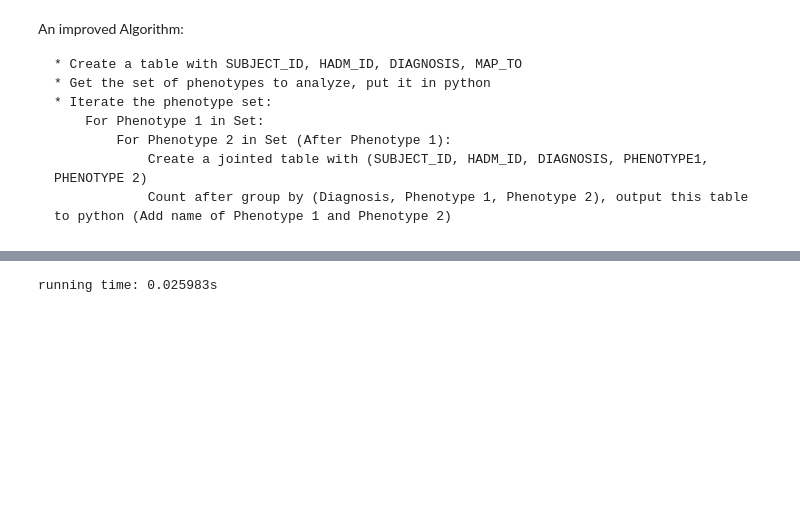
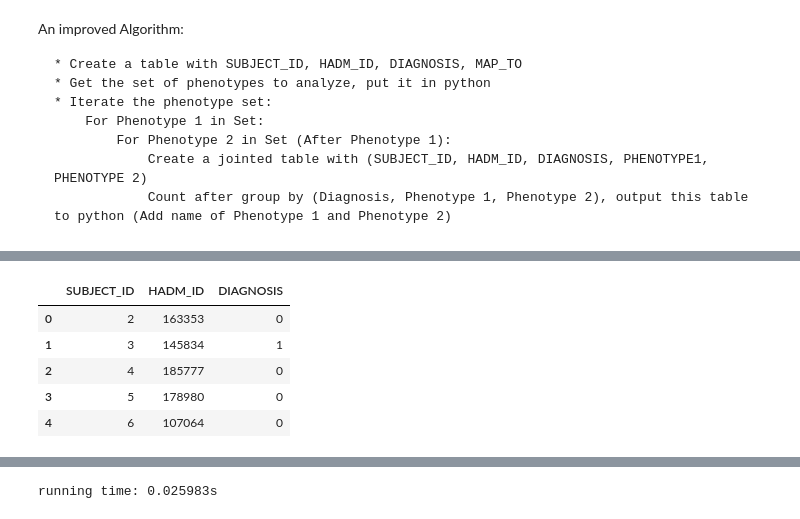
Before and after one commit to TheJacksonLaboratory/MIMIC_HPO, a Jupyter notebook: src/main/resources/mutual_info.ipynb, the cells around one changed output, grey strips where cells are left out. Drawn from its saved outputs; the diff is of its cells as text; code cells hidden in the pictures; blank space fills up the shorter version.

```diff
--- a/src/main/resources/mutual_info.ipynb
+++ b/src/main/resources/mutual_info.ipynb
@@ -800,0 +777,12 @@ InternalError: Unread result found
+# %%
+def phenolist():
+    """
+    After defining whether each patient*encounter has a certain phenotypes,
+    count how many patient*encounter for each phenotype. """
+# %% [output]
+|  | SUBJECT_ID | HADM_ID | DIAGNOSIS |
+| 0 | 2 | 163353 | 0 |
+| 1 | 3 | 145834 | 1 |
+| 2 | 4 | 185777 | 0 |
+| 3 | 5 | 178980 | 0 |
+| 4 | 6 | 107064 | 0 |
```
Also changed, not shown: parts of 11 cells of this notebook.
